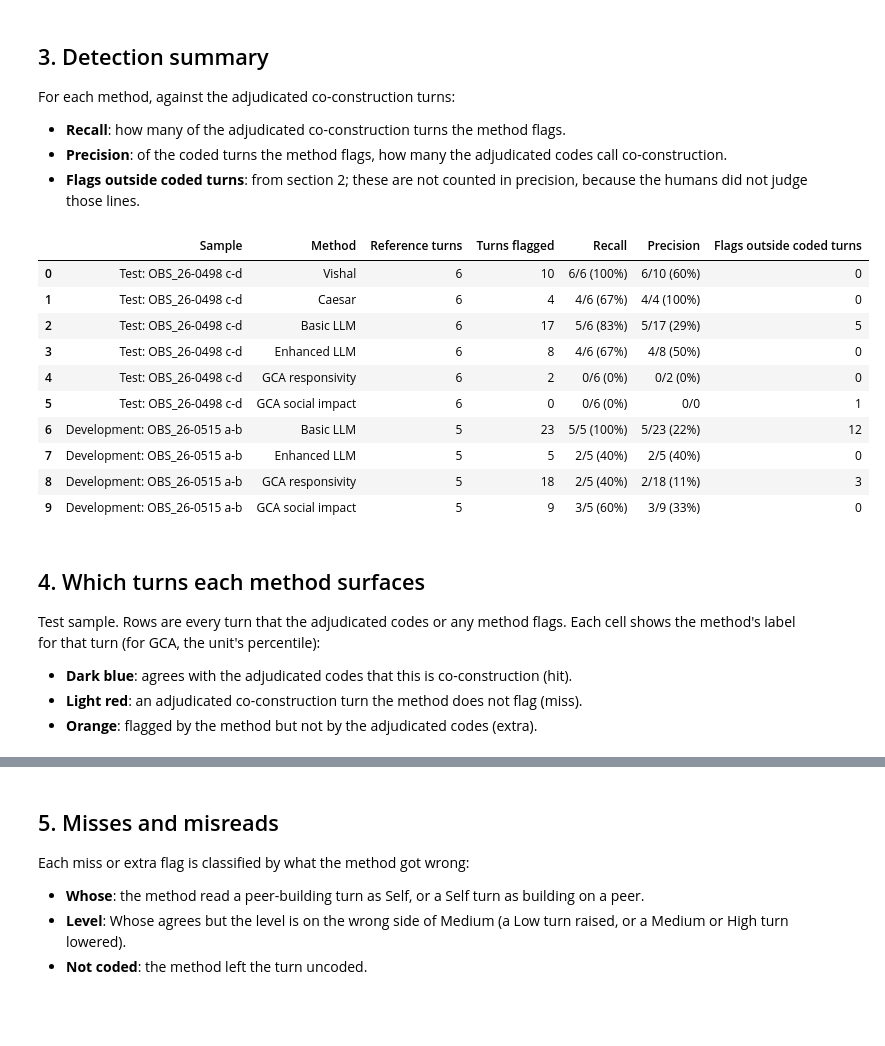
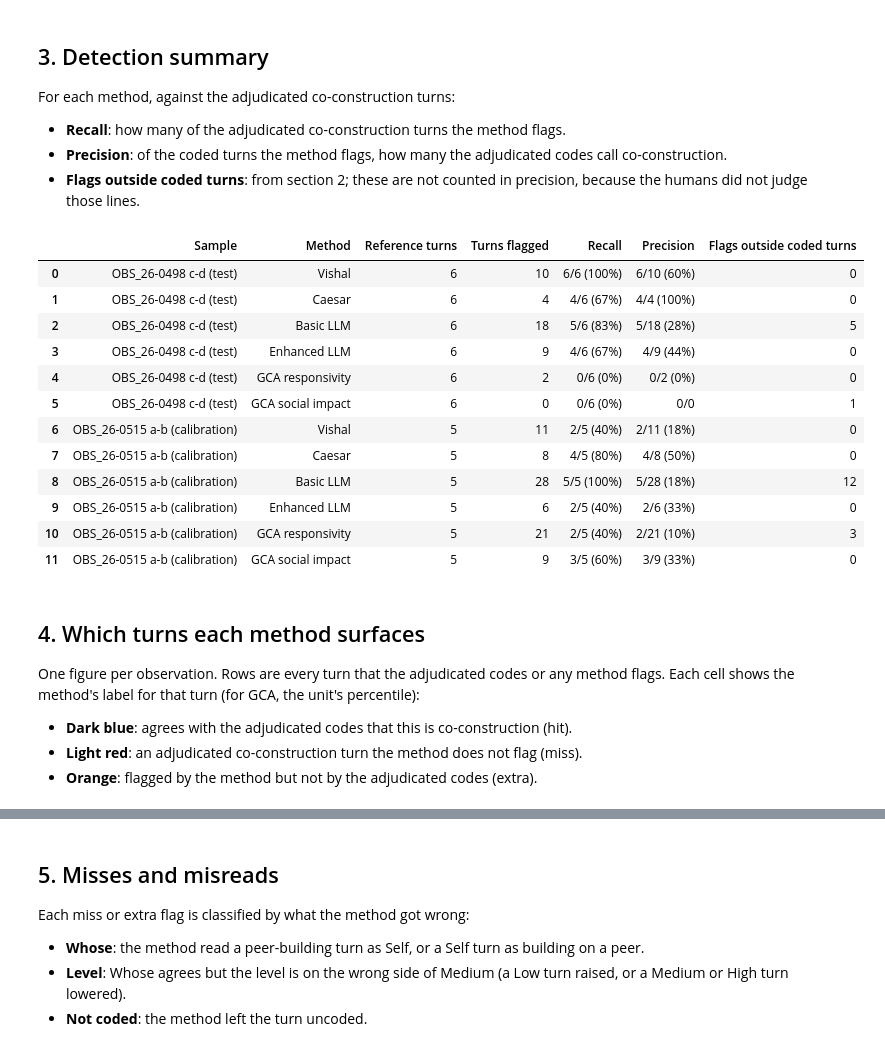
Before and after one commit to vishalku02/equitable-participation, a Jupyter notebook: A4 - Co-construction Detection.ipynb, the cells around one changed output, grey strips where cells are left out. Saved outputs shown, nothing was run; the diff lists cells and outputs as text; code cells hidden in the pictures; blank space fills up the shorter version.

```diff
--- a/A4 - Co-construction Detection.ipynb
+++ b/A4 - Co-construction Detection.ipynb
@@ -17,23 +17,17 @@ import numpy as np
 import pandas as pd
 import matplotlib.pyplot as plt
 
-# Reuse the turn rule from the human IRR script.
 sys.path.append("analysis")
-from irr_semantic import build_turns
+from a4_turns import (
+    TEST, CALIBRATION, OBSERVATIONS, SAMPLE_LABELS, CODERS, clean, last_code, load_table, load_gca_units,
+    coder_codes, adjudicated_codes, make_reference, llm_labels, enhanced_code,
+)
 
-RESULTS_DIR = Path("results")
-DATA_DIR = RESULTS_DIR / "comparison_data"
-CODING_DIR = Path("Data/human_coding")
-OUTPUT_DIR = RESULTS_DIR / "co_construction"
+OUTPUT_DIR = Path("results") / "co_construction"
 OUTPUT_DIR.mkdir(parents=True, exist_ok=True)
-
-TEST = "OBS_26-0498"
-DEVELOPMENT = "OBS_26-0515"
-SAMPLE_LABELS = {TEST: "Test: OBS_26-0498 c-d", DEVELOPMENT: "Development: OBS_26-0515 a-b"}
 
 CO_CONSTRUCTION_LEVELS = {"medium", "high"}
 GCA_THRESHOLD = 0.75  # top quarter of units within the observation
-NOT_CODED = {"", "n/a", "unclear", "unclear / not coded"}
 # %% [markdown]
 ## 1. Methods and flags
 
@@ -195,9 +151,9 @@ def outside_flags(observation):
     }
 
 
-outside = {observation: outside_flags(observation) for observation in [TEST, DEVELOPMENT]}
+outside = {observation: outside_flags(observation) for observation in OBSERVATIONS}
 pd.DataFrame([
-    {"observation": observation, "method": method, "count": len(found), "lines or units": ", ".join(found)}
+    {"sample": SAMPLE_LABELS[observation], "method": method, "count": len(found), "lines or units": ", ".join(found)}
     for observation, methods in outside.items() for method, found in methods.items()
 ])
 # %% [output]
@@ -221,51 +177,49 @@ For each method, against the adjudicated co-construction turns:
 # %%
 def fraction(matches, n):
     return f"{matches}/{n} ({matches / n:.0%})" if n else "0/0"
 
 
-def detection_summary(turns, outside_by_method, methods):
+def detection_summary(turns, outside_by_method):
     reference = turns["Adjudicated"]
     rows = []
-    for method in methods:
+    for method in METHODS:
         flagged = turns[method]
         hits = int((flagged & reference).sum())
         rows.append({
             "Method": method,
             "Turns flagged": int(flagged.sum()),
             "Recall": fraction(hits, int(reference.sum())),
             "Precision": fraction(hits, int(flagged.sum())),
             "Flags outside coded turns": len(outside_by_method.get(method, [])),
-            "recall_value": hits / reference.sum() if reference.sum() else np.nan,
-            "precision_value": hits / flagged.sum() if flagged.sum() else np.nan,
         })
     return pd.DataFrame(rows)
 
 
 summaries = []
-for observation in [TEST, DEVELOPMENT]:
+for observation in OBSERVATIONS:
     turns = turn_table[turn_table["observation"] == observation]
-    methods = METHODS if observation == TEST else METHODS[2:]
-    summary = detection_summary(turns, outside[observation], methods)
+    summary = detection_summary(turns, outside[observation])
     summary.insert(0, "Sample", SAMPLE_LABELS[observation])
     summary.insert(2, "Reference turns", int(turns["Adjudicated"].sum()))
     summaries.append(summary)
 
 summary = pd.concat(summaries, ignore_index=True)
 summary.to_csv(OUTPUT_DIR / "detection_summary.csv", index=False)
-summary_table = summary.drop(columns=["recall_value", "precision_value"])
-summary_table
+summary
 # %% [output]
 |  | Sample | Method | Reference turns | Turns flagged | Recall | Precision | Flags outside coded turns |
-| 0 | Test: OBS_26-0498 c-d | Vishal | 6 | 10 | 6/6 (100%) | 6/10 (60%) | 0 |
-| 1 | Test: OBS_26-0498 c-d | Caesar | 6 | 4 | 4/6 (67%) | 4/4 (100%) | 0 |
-| 2 | Test: OBS_26-0498 c-d | Basic LLM | 6 | 17 | 5/6 (83%) | 5/17 (29%) | 5 |
-| 3 | Test: OBS_26-0498 c-d | Enhanced LLM | 6 | 8 | 4/6 (67%) | 4/8 (50%) | 0 |
-| 4 | Test: OBS_26-0498 c-d | GCA responsivity | 6 | 2 | 0/6 (0%) | 0/2 (0%) | 0 |
-| 5 | Test: OBS_26-0498 c-d | GCA social impact | 6 | 0 | 0/6 (0%) | 0/0 | 1 |
-| 6 | Development: OBS_26-0515 a-b | Basic LLM | 5 | 23 | 5/5 (100%) | 5/23 (22%) | 12 |
-| 7 | Development: OBS_26-0515 a-b | Enhanced LLM | 5 | 5 | 2/5 (40%) | 2/5 (40%) | 0 |
-| 8 | Development: OBS_26-0515 a-b | GCA responsivity | 5 | 18 | 2/5 (40%) | 2/18 (11%) | 3 |
-| 9 | Development: OBS_26-0515 a-b | GCA social impact | 5 | 9 | 3/5 (60%) | 3/9 (33%) | 0 |
+| 0 | OBS_26-0498 c-d (test) | Vishal | 6 | 10 | 6/6 (100%) | 6/10 (60%) | 0 |
+| 1 | OBS_26-0498 c-d (test) | Caesar | 6 | 4 | 4/6 (67%) | 4/4 (100%) | 0 |
+| 2 | OBS_26-0498 c-d (test) | Basic LLM | 6 | 18 | 5/6 (83%) | 5/18 (28%) | 5 |
+| 3 | OBS_26-0498 c-d (test) | Enhanced LLM | 6 | 9 | 4/6 (67%) | 4/9 (44%) | 0 |
+| 4 | OBS_26-0498 c-d (test) | GCA responsivity | 6 | 2 | 0/6 (0%) | 0/2 (0%) | 0 |
+| 5 | OBS_26-0498 c-d (test) | GCA social impact | 6 | 0 | 0/6 (0%) | 0/0 | 1 |
+| 6 | OBS_26-0515 a-b (calibration) | Vishal | 5 | 11 | 2/5 (40%) | 2/11 (18%) | 0 |
+| 7 | OBS_26-0515 a-b (calibration) | Caesar | 5 | 8 | 4/5 (80%) | 4/8 (50%) | 0 |
+| 8 | OBS_26-0515 a-b (calibration) | Basic LLM | 5 | 28 | 5/5 (100%) | 5/28 (18%) | 12 |
+| 9 | OBS_26-0515 a-b (calibration) | Enhanced LLM | 5 | 6 | 2/5 (40%) | 2/6 (33%) | 0 |
+| 10 | OBS_26-0515 a-b (calibration) | GCA responsivity | 5 | 21 | 2/5 (40%) | 2/21 (10%) | 3 |
+| 11 | OBS_26-0515 a-b (calibration) | GCA social impact | 5 | 9 | 3/5 (60%) | 3/9 (33%) | 0 |
 # %%
 def save_table_image(frame, path, title, font_size=9):
     figure, axis = plt.subplots(figsize=(4, 0.3 * (len(frame) + 2)))
@@ -296,7 +250,7 @@ save_table_image(summary_table, OUTPUT_DIR / "detection_summary.png",
 # %% [markdown]
 ## 4. Which turns each method surfaces
 
-Test sample. Rows are every turn that the adjudicated codes or any method flags. Each cell shows the method's label for that turn (for GCA, the unit's percentile):
+One figure per observation. Rows are every turn that the adjudicated codes or any method flags. Each cell shows the method's label for that turn (for GCA, the unit's percentile):
 
 - **Dark blue**: agrees with the adjudicated codes that this is co-construction (hit).
 - **Light red**: an adjudicated co-construction turn the method does not flag (miss).
```
Also changed, not shown: parts of 14 cells of this notebook, 34 other files.
